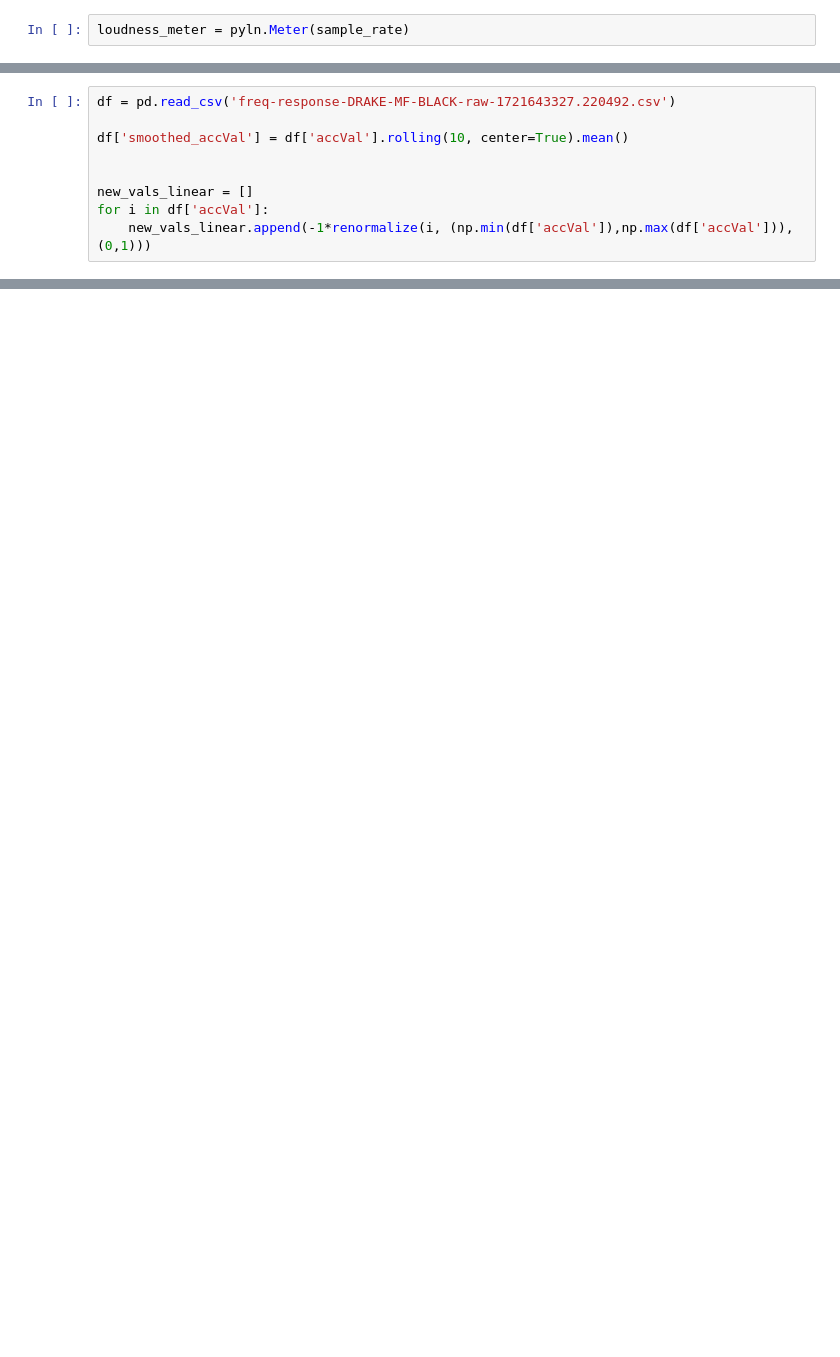
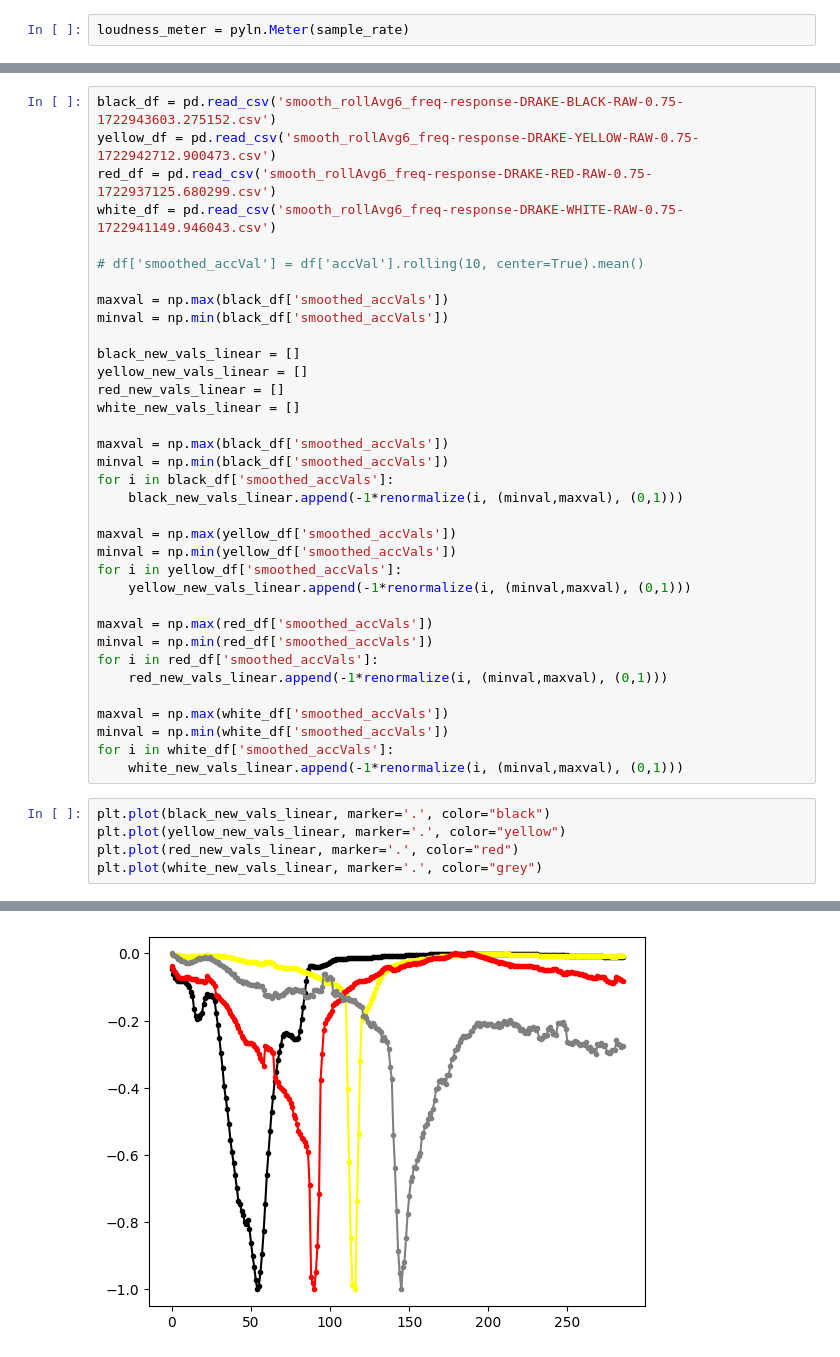
Before and after one commit to augmented-human-lab/prompt-to-touch, a Jupyter notebook: notebooks/imu_notebook.ipynb, the cells around one changed output, grey strips where cells are left out. Cells and saved outputs as stored; diff of their text form; blank space fills up the shorter version.

```diff
--- a/notebooks/imu_notebook.ipynb
+++ b/notebooks/imu_notebook.ipynb
@@ -86,9 +92,41 @@ def renormalize_to_log(n,range1, range2):
 # %%
-df = pd.read_csv('freq-response-DRAKE-MF-BLACK-raw-1721643327.220492.csv')
+black_df = pd.read_csv('smooth_rollAvg6_freq-response-DRAKE-BLACK-RAW-0.75-1722943603.275152.csv')
+yellow_df = pd.read_csv('smooth_rollAvg6_freq-response-DRAKE-YELLOW-RAW-0.75-1722942712.900473.csv')
+red_df = pd.read_csv('smooth_rollAvg6_freq-response-DRAKE-RED-RAW-0.75-1722937125.680299.csv')
+white_df = pd.read_csv('smooth_rollAvg6_freq-response-DRAKE-WHITE-RAW-0.75-1722941149.946043.csv')
 
-df['smoothed_accVal'] = df['accVal'].rolling(10, center=True).mean()
+# df['smoothed_accVal'] = df['accVal'].rolling(10, center=True).mean()
 
+maxval = np.max(black_df['smoothed_accVals'])
+minval = np.min(black_df['smoothed_accVals'])
 
-new_vals_linear = []
-for i in df['accVal']:
-    new_vals_linear.append(-1*renormalize(i, (np.min(df['accVal']),np.max(df['accVal'])), (0,1)))
+black_new_vals_linear = []
+yellow_new_vals_linear = []
+red_new_vals_linear = []
+white_new_vals_linear = []
+
+maxval = np.max(black_df['smoothed_accVals'])
+minval = np.min(black_df['smoothed_accVals'])
+for i in black_df['smoothed_accVals']:
+    black_new_vals_linear.append(-1*renormalize(i, (minval,maxval), (0,1)))
+
+maxval = np.max(yellow_df['smoothed_accVals'])
+minval = np.min(yellow_df['smoothed_accVals'])
+for i in yellow_df['smoothed_accVals']:
+    yellow_new_vals_linear.append(-1*renormalize(i, (minval,maxval), (0,1)))
+
+maxval = np.max(red_df['smoothed_accVals'])
+minval = np.min(red_df['smoothed_accVals'])
+for i in red_df['smoothed_accVals']:
+    red_new_vals_linear.append(-1*renormalize(i, (minval,maxval), (0,1)))
+
+maxval = np.max(white_df['smoothed_accVals'])
+minval = np.min(white_df['smoothed_accVals'])
+for i in white_df['smoothed_accVals']:
+    white_new_vals_linear.append(-1*renormalize(i, (minval,maxval), (0,1)))
+# %%
+plt.plot(black_new_vals_linear, marker='.', color="black")
+plt.plot(yellow_new_vals_linear, marker='.', color="yellow")
+plt.plot(red_new_vals_linear, marker='.', color="red")
+plt.plot(white_new_vals_linear, marker='.', color="grey")
+# %% [output]
@@ -94,0 +134 @@ for i in df['accVal']:
+[figure, added]
```
Also changed, not shown: parts of 10 cells of this notebook, 2 other files.
